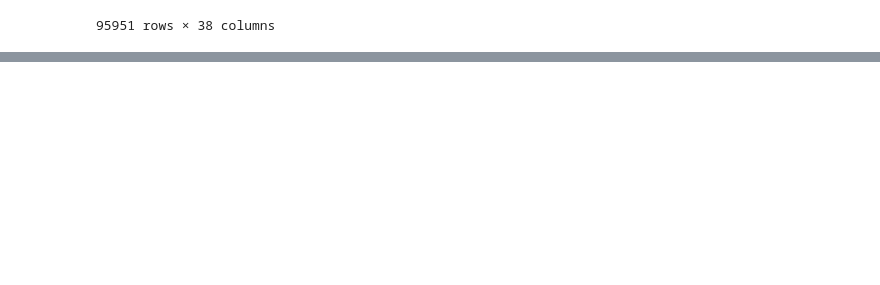
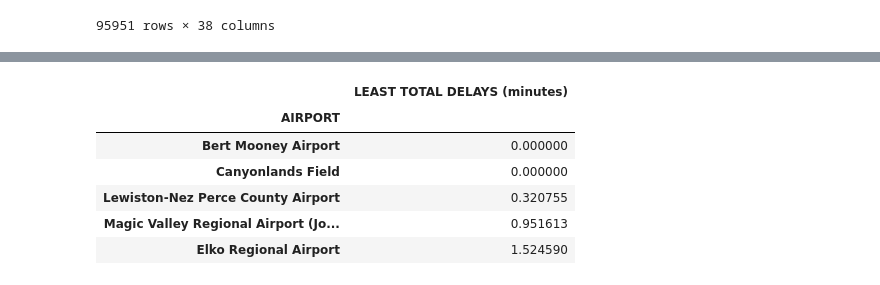
Before and after one commit to mmonary/Git_Er_Done_New, a Jupyter notebook: mam_project_.ipynb, the cells around one changed output, grey strips where cells are left out. Cells and saved outputs as stored; diff of their text form; code cells hidden in the pictures; blank space fills up the shorter version.

```diff
--- a/mam_project_.ipynb
+++ b/mam_project_.ipynb
@@ -150 +227,12 @@ delay_sums_df
+# %%
+# Top 5 airports with least delays
+least_delay_sums_df.sort_values(by = "LEAST TOTAL DELAYS (minutes)", axis=0,ascending=True).head(5)
+# %% [output]
+|  | LEAST TOTAL DELAYS (minutes) |
+| AIRPORT |  |
+| Bert Mooney Airport | 0.000000 |
+| Canyonlands Field | 0.000000 |
+| Lewiston-Nez Perce County Airport | 0.320755 |
+| Magic Valley Regional Airport (Jo... | 0.951613 |
+| Elko Regional Airport | 1.524590 |
 # %%
```
Also changed, not shown: parts of 10 cells of this notebook.
